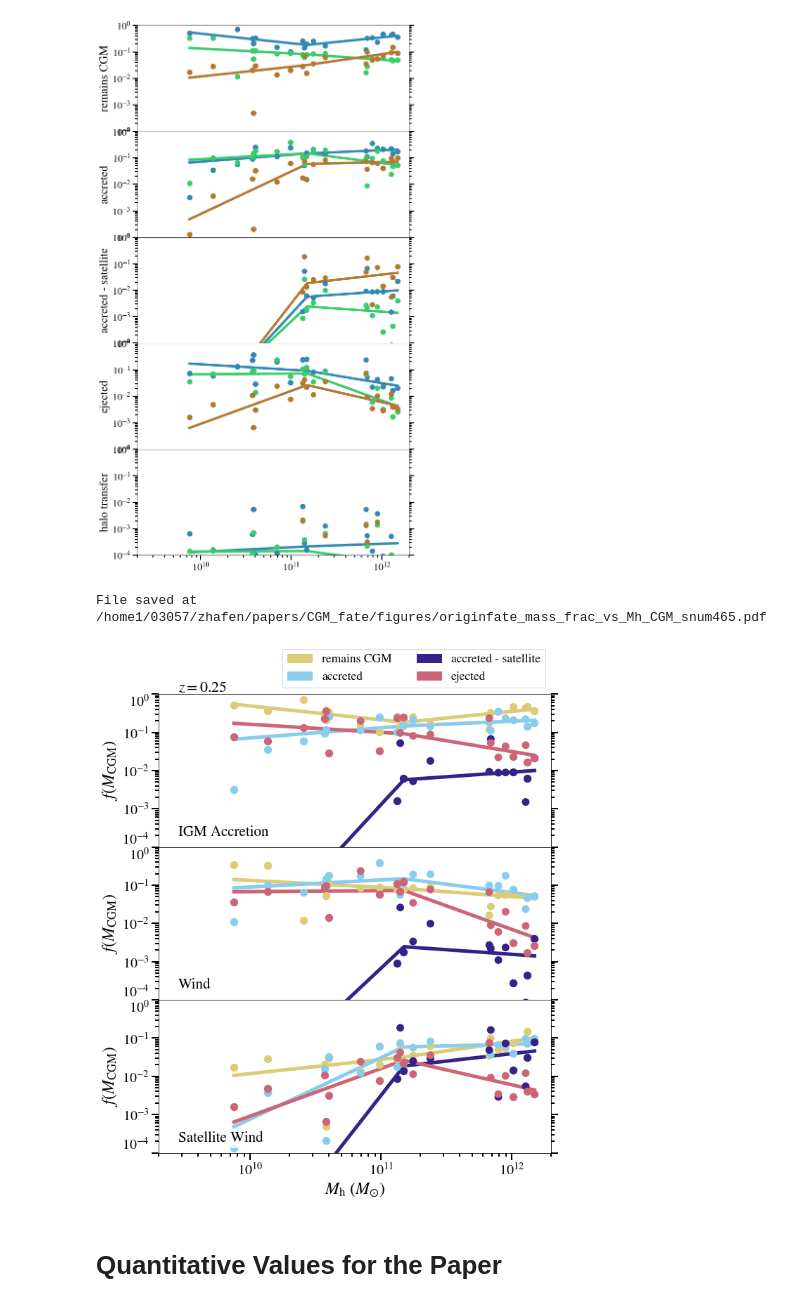
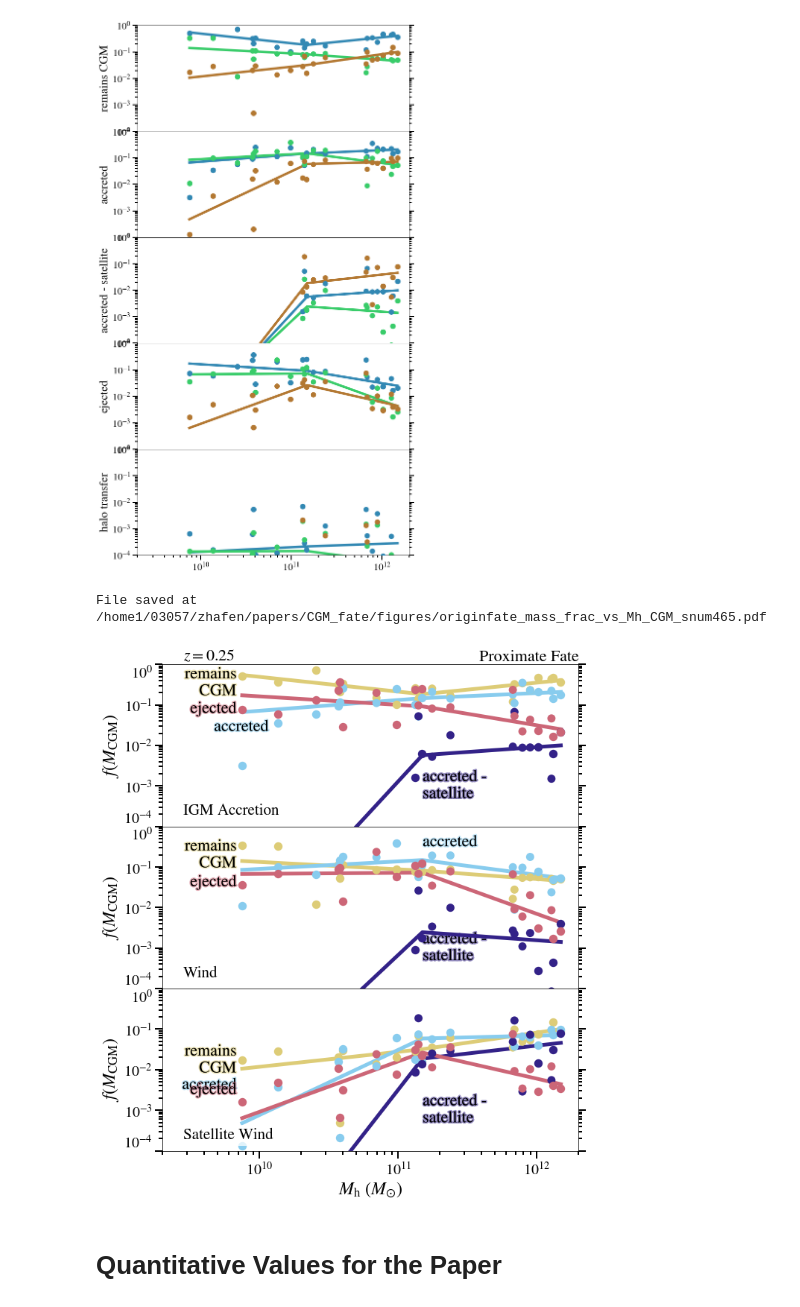
Before and after one commit to zhafen/CGM_fate_analysis, a Jupyter notebook: multi_sim_analysis/halo_mass_trends.ipynb, the cells around one changed output. Cells and saved outputs as stored; diff of their text form; code cells hidden in the pictures.

Commit message:
Update to tweak and improve plots.

```diff
--- a/multi_sim_analysis/halo_mass_trends.ipynb
+++ b/multi_sim_analysis/halo_mass_trends.ipynb
@@ -23,7 +25,7 @@ import analysis_config
 # %% [markdown]
 # Load Data
 # %%
-do_calculation = True
+do_calculation = False
 # %%
 snum, galdef = exec_helpers.choose_config_or_commandline(
     [ analysis_config.SNUM, analysis_config.GALDEF ]
@@ -843,7 +1125,7 @@ for i, outer_classification in enumerate( outer_classifications ):
         for x_data, y_data, linestyle in zip( x_data_list, y_data_list, linestyles ):
             x_datas = x_data.split_by_dict( l_config.MASS_BINS, return_list=True )
             y_datas = y_data.split_by_dict( l_config.MASS_BINS, return_list=True )
-            plotting.box_plot(
+            means = plotting.box_plot(
                 x_datas,
                 y_datas,
                 ax = ax,
@@ -859,6 +1141,7 @@ for i, outer_classification in enumerate( outer_classifications ):
                 line_x_min = x_data.array().min(),
                 line_x_max = x_data.array().max(),
                 y_mean_statistic = np.median,
+                return_means = True
             )
 
         if classification is not None and classification in inner_classifications and ax.is_first_row():
@@ -874,10 +1157,70 @@ for i, outer_classification in enumerate( outer_classifications ):
             color_objects.append( color_object )
             labels.append( p_constants.CLASSIFICATION_LABELS[classification] )
 
+        ## Annotate lines
+
+        # Default args
+        if snum == 465:
+            xy = [ 0.91*x_data.array().min(), means['y'][np.argmin( means['x'] )] ]
+            ha = 'right'
+        elif snum == 172:
+            xy = [ 1.1*x_data.array().max(), means['y'][np.argmax( means['x'] )] ]
+            ha = 'left'
+        label_args = {
+            's' : p_constants.CLASSIFICATION_LABELS[classification],
+            'xy' : xy,
+            'fontsize' : 22,
+            'color' : 'k',
+            'va': 'center',
+            'ha': ha,
+        }
+
+        # Customization
+        if classification == 'is_CGM_accreted':
+            if outer_classification == 'is_CGM_IGM_accretion' and snum == 465:
+                label_args['xy'][0] *= 1.7
+                label_args['xy'][1] *= 0.3
+            elif outer_classification == 'is_CGM_wind' and snum == 465:
+                label_args['xy'] = [ 1.5*1e11, 0.4 ]
+                label_args['ha'] = 'left'
+            elif outer_classification == 'is_CGM_satellite_wind':
+                label_args['xy'][1] *= 1.1
+        elif classification == 'is_CGM_accreted_to_satellite':
+            label_args['s'] = 'accreted -\nsatellite'
+            if snum == 465:
+                label_args['xy'] = [ 1.5*1e11, 1e-3 ]
+                label_args['ha'] = 'left'
+        elif classification == 'is_CGM_still':
+            label_args['s'] = 'remains\nCGM'
+            if snum == 465:
+                if outer_classification == 'is_CGM_wind':
+                    label_args['xy'][1] *= 1.75
+            if snum == 172:
+                label_args['xy'][1] = 3e-4
+        elif classification == 'is_CGM_ejected':
+            if outer_classification == 'is_CGM_IGM_accretion' and snum == 465:
+                label_args['xy'][1] *= 0.6
+            elif outer_classification == 'is_CGM_wind':
+                if snum == 465:
+                    label_args['xy'][1] *= 0.6
+                elif snum == 172:
+                    label_args['xy'][1] *= 0.7
+
+        text = ax.annotate( **label_args )
+
+        text.set_path_effects([
+            path_effects.Stroke(
+                linewidth=3,
+                foreground=l_config.COLORSCHEME[classification],
+                alpha = 0.5,
+            ),
+            path_effects.Normal(),
+        ])
+
     # Add a redshift label
     if ax.is_first_row():
         redshift_label = r'$z=' + '{:.02g}'.format( redshift ) + '$'
-        ax.annotate( s=redshift_label, xy=(0.05,1.0125), xycoords='axes fraction', fontsize=22 )
+        ax.annotate( s=redshift_label, xy=(0.05,1.), xycoords='axes fraction', va='bottom', fontsize=22 )
 
     # Classification Labels
     bbox_props = dict( fc="w", alpha=0.75, lw=0 )
@@ -897,44 +1240,41 @@ for i, outer_classification in enumerate( outer_classifications ):
         ax.set_xlabel( r'$M_{\rm h}$ ($M_{\odot}$)', fontsize=24 )
     ax.set_ylabel( r'$f(M_{\rm CGM})$', fontsize=24 )
 
     ax.set_xlim( 2e9, 2e12 )
     ax.set_ylim( 1e-4, 1 )
 
     ax.set_xscale( 'log' )
     ax.set_yscale( 'log' )
 
     # Avoid overlapping ticks
     ax.get_yticklabels()[1].set_verticalalignment( 'bottom' )
     ax.get_yticklabels()[-2].set_verticalalignment( 'top' )
 
     # Add ticks to the right
     ax.yaxis.set_ticks_position( 'both' )
 
     if ax.is_first_row():
-        legend = ax.legend(
-            color_objects,
-            labels,
-            prop={'size': 17.5},
-            ncol=2,
-            bbox_to_anchor=(1.0,1.0),
-            loc = 'lower right',
-            fontsize=24,
-            framealpha = 0.9,
+        ax.annotate(
+            s = 'Proximate Fate',
+            xy = ( 1., 1. ),
+            va = 'bottom',
+            ha = 'right',
+            xycoords = 'axes fraction',
+            fontsize = 22,
         )
-        legend.set_zorder( 120 )
 
 save_file = 'originfate_{}_frac_vs_Mh{}.pdf'.format( save_file_tags[mass_key], tag_tail )
 
 plotting.save_fig(
     out_dir = file_manager.get_project_figure_dir(),
     save_file = save_file,
     fig = fig,
 )
 
 fig
 # %% [output]
 File saved at /home1/03057/zhafen/papers/CGM_fate/figures/originfate_mass_frac_vs_Mh_CGM_snum465.pdf
-[figure, old version]
+[figure, new version]
 # %% [markdown]
 # Quantitative Values for the Paper
 # %%
```
Also changed, not shown: parts of 10 cells of this notebook, 4 other files.
